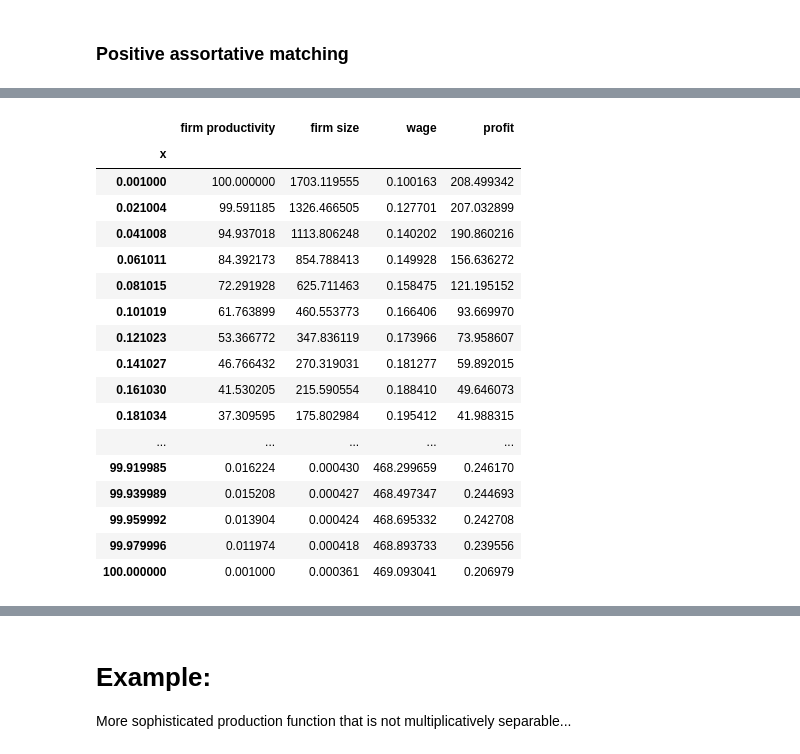
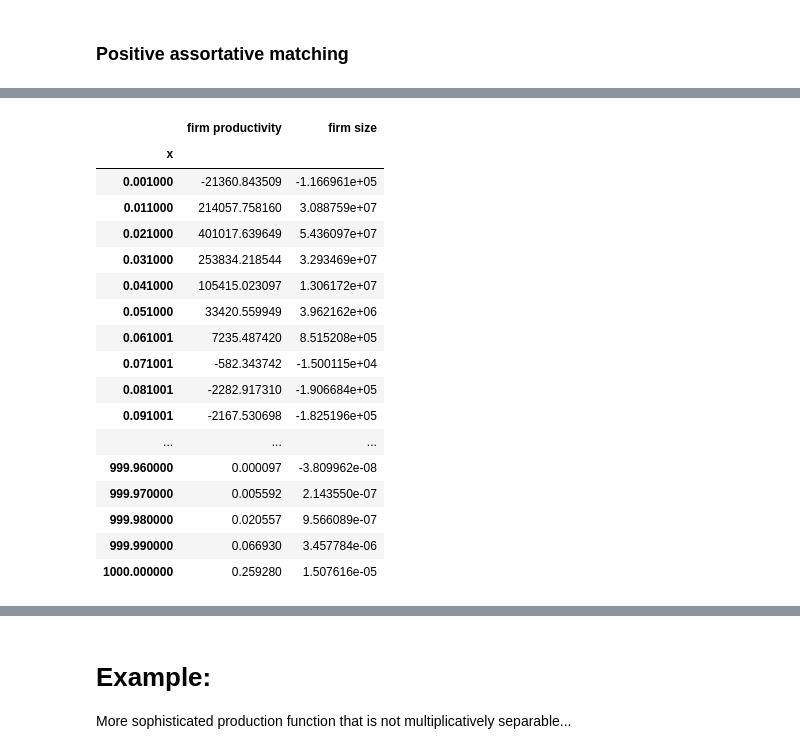
Before and after one commit to davidrpugh/assortative-matching-large-firms, a Jupyter notebook: Shooting examples.ipynb, the cells around one changed output, grey strips where cells are left out. Drawn from its saved outputs; the diff is of its cells as text; code cells hidden in the pictures.

```diff
--- a/Shooting examples.ipynb
+++ b/Shooting examples.ipynb
@@ -292,0 +410,43 @@ Success! All workers and firms are matched
+# %%
+# define some workers skill
+mu1, sigma1 = sym.var('mu1, sigma1')
+skill_cdf = 0.5 + 0.5 * sym.erf((sym.log(x) - mu1) / sym.sqrt(2 * sigma1**2))
+skill_params = {'mu1': 0.0, 'sigma1': 1.0}
+skill_bounds = [1e-3, 1e3]
+
+workers = inputs.Input(var=x,
+                       cdf=skill_cdf,
+                       params=skill_params,
+                       bounds=skill_bounds,
+                       )
+
+# define some firms
+mu2, sigma2 = sym.var('mu2, sigma2')
+productivity_cdf = 0.5 + 0.5 * sym.erf((sym.log(y) - mu2) / sym.sqrt(2 * sigma2**2))
+productivity_params = {'mu2': 0.0, 'sigma2': 1.0}
+productivity_bounds = [1e-3, 1e3]
+
+omega_A, sigma_A = sym.var('omega_A, sigma_A')
+A = ((omega_A * x**((sigma_A - 1) / sigma_A) +
+     (1 - omega_A) * y**((sigma_A - 1) / sigma_A))**(sigma_A / (sigma_A - 1)))
+
+# define symbolic expression for Cobb-Douglas between l and r
+l, r, omega_B, sigma_B = sym.var('l, r, omega_B, sigma_B')
+B = l**omega_B * r**(1 - omega_B)
+
+F = A * B
+
+firms = inputs.Input(var=y,
+                     cdf=productivity_cdf,
+                     params=productivity_params,
+                     bounds=productivity_bounds,
+                     )
+F_params = {'omega_A':0.25, 'omega_B':0.75, 'sigma_A':1.5, 'sigma_B':1.0}
+
+model = models.Model('negative',
+                     workers=workers,
+                     firms=firms,
+                     production=F,
+                     params=F_params)
+
+solver = shooting.ShootingSolver(model=model)
@@ -382,21 +481,21 @@ AssertionError: Upper and lower bounds are identical: check solver tols!
 # %%
-solver.solution
+solver.residuals
 # %% [output]
-|  | firm productivity | firm size | wage | profit |
-| x |  |  |  |  |
-| 0.001000 | 100.000000 | 1703.119555 | 0.100163 | 208.499342 |
-| 0.021004 | 99.591185 | 1326.466505 | 0.127701 | 207.032899 |
-| 0.041008 | 94.937018 | 1113.806248 | 0.140202 | 190.860216 |
-| 0.061011 | 84.392173 | 854.788413 | 0.149928 | 156.636272 |
-| 0.081015 | 72.291928 | 625.711463 | 0.158475 | 121.195152 |
-| 0.101019 | 61.763899 | 460.553773 | 0.166406 | 93.669970 |
-| 0.121023 | 53.366772 | 347.836119 | 0.173966 | 73.958607 |
-| 0.141027 | 46.766432 | 270.319031 | 0.181277 | 59.892015 |
-| 0.161030 | 41.530205 | 215.590554 | 0.188410 | 49.646073 |
-| 0.181034 | 37.309595 | 175.802984 | 0.195412 | 41.988315 |
-| ... | ... | ... | ... | ... |
-| 99.919985 | 0.016224 | 0.000430 | 468.299659 | 0.246170 |
-| 99.939989 | 0.015208 | 0.000427 | 468.497347 | 0.244693 |
-| 99.959992 | 0.013904 | 0.000424 | 468.695332 | 0.242708 |
-| 99.979996 | 0.011974 | 0.000418 | 468.893733 | 0.239556 |
-| 100.000000 | 0.001000 | 0.000361 | 469.093041 | 0.206979 |
+|  | firm productivity | firm size |
+| x |  |  |
+| 0.001000 | -21360.843509 | -1.166961e+05 |
+| 0.011000 | 214057.758160 | 3.088759e+07 |
+| 0.021000 | 401017.639649 | 5.436097e+07 |
+| 0.031000 | 253834.218544 | 3.293469e+07 |
+| 0.041000 | 105415.023097 | 1.306172e+07 |
+| 0.051000 | 33420.559949 | 3.962162e+06 |
+| 0.061001 | 7235.487420 | 8.515208e+05 |
+| 0.071001 | -582.343742 | -1.500115e+04 |
+| 0.081001 | -2282.917310 | -1.906684e+05 |
+| 0.091001 | -2167.530698 | -1.825196e+05 |
+| ... | ... | ... |
+| 999.960000 | 0.000097 | -3.809962e-08 |
+| 999.970000 | 0.005592 | 2.143550e-07 |
+| 999.980000 | 0.020557 | 9.566089e-07 |
+| 999.990000 | 0.066930 | 3.457784e-06 |
+| 1000.000000 | 0.259280 | 1.507616e-05 |
```
Also changed, not shown: parts of 29 cells of this notebook, 2 other files.
